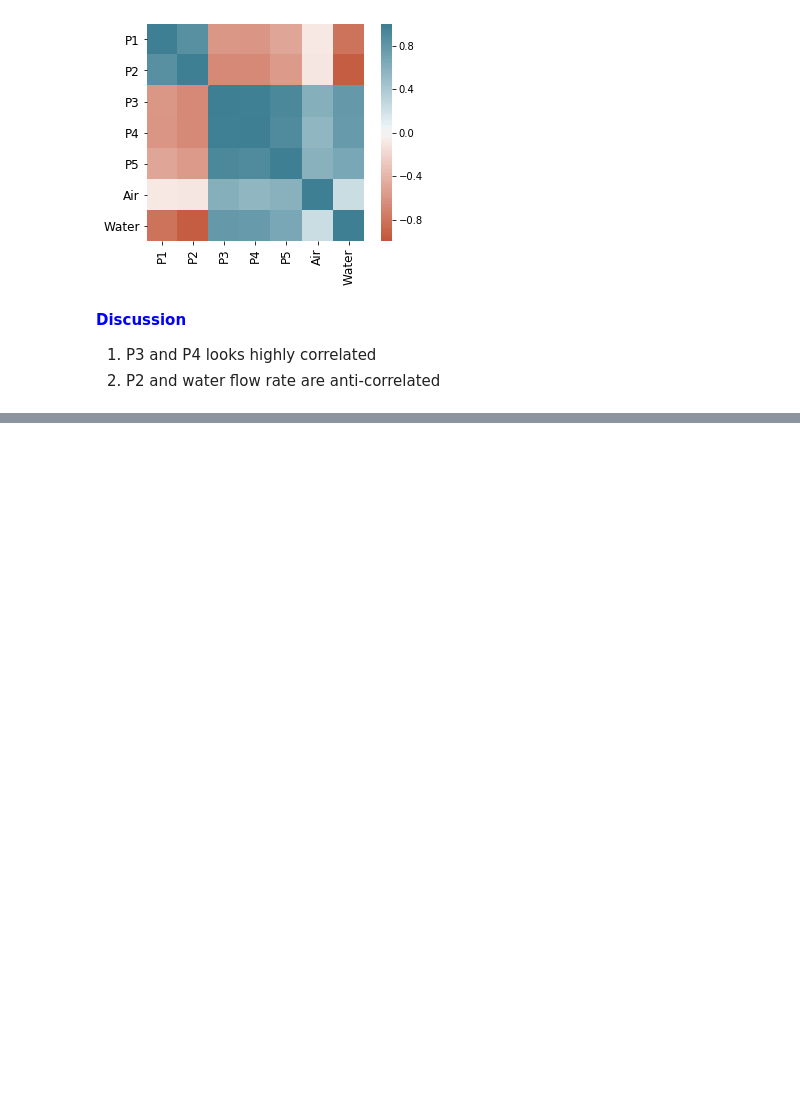
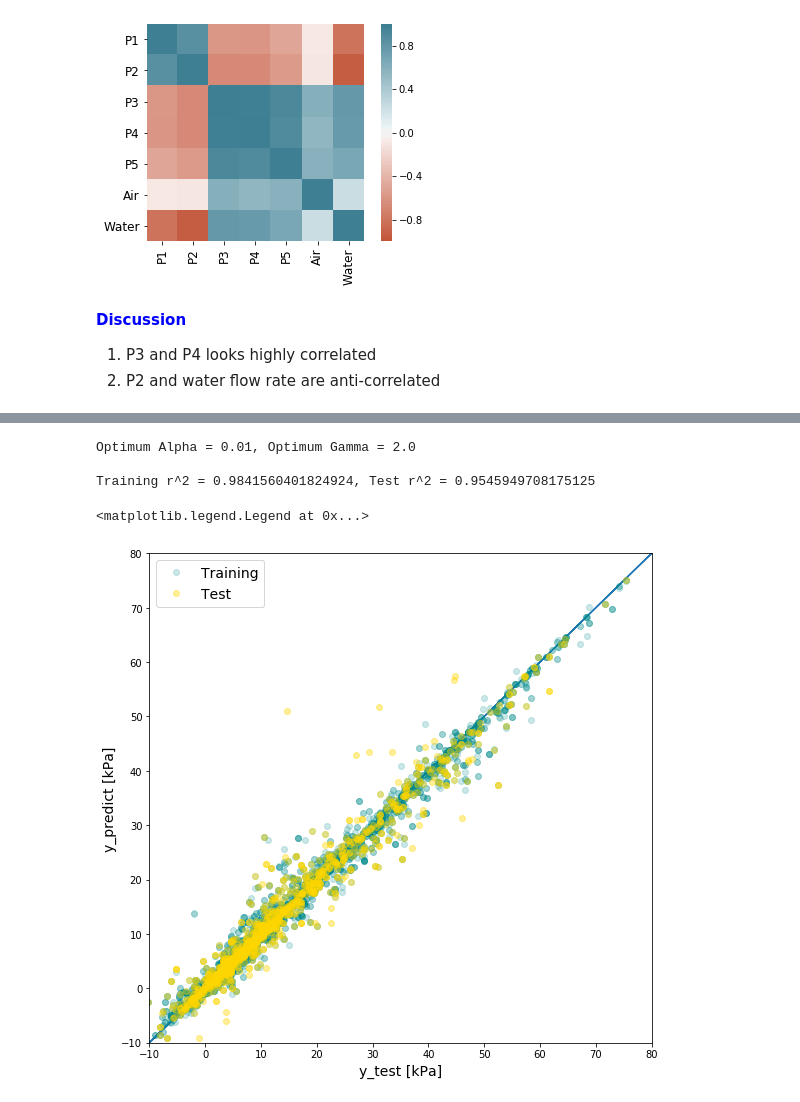
Before and after one commit to triton-wolfe/CHbE-6745-4745-Group-Project, a Jupyter notebook: Group_Project.ipynb, the cells around one changed output, grey strips where cells are left out. Cells and saved outputs as stored; diff of their text form; code cells hidden in the pictures; blank space fills up the shorter version.

Commit message:
Baseline model (clean version)
clean version

```diff
--- a/Group_Project.ipynb
+++ b/Group_Project.ipynb
@@ -143,0 +234,42 @@ Training r^2 = 0.6036915739480795, Test r^2 = 0.5907538264404215
+# %%
+########################################## Baseline model 2 #################################################################
+###################### Kernel Ridge Regression - l2 norm regularization
+from sklearn.model_selection import GridSearchCV
+alphas = np.array([1e-3, 1e-2, 1e-1])
+sigmas = np.array([0.25, 0.5, 0.75])
+gammas = 1. / 2 / sigmas**2
+
+from sklearn.kernel_ridge import KernelRidge
+KRRparam_grid = {'alpha':alphas, 'gamma':gammas}
+KRR = KernelRidge(kernel = 'rbf')
+KRR_search = GridSearchCV(KRR, KRRparam_grid, cv = 3)
+# Line below runs slowly, tried to optimize param grid some to speed up
+KRR_search.fit(X_train, y_train)
+
+optAlpha = KRR_search.best_estimator_.alpha
+optGamma = KRR_search.best_estimator_.gamma
+#optSigma = np.sqrt(1. / 2 / optGamma)
+r2_train = KRR_search.best_estimator_.score(X_train, y_train)
+r2_test = KRR_search.best_estimator_.score(X_test, y_test)
+print('\n\nOptimum Alpha = {}, Optimum Gamma = {}'.format(optAlpha, optGamma))
+print('\nTraining r^2 = {}, Test r^2 = {}\n\n'.format(r2_train, r2_test))
+
+model = KernelRidge(alpha = 0.01, kernel = 'rbf', gamma=2).fit(X_train, y_train)
+y_hat_test = model.predict(X_test)
+y_hat_train = model.predict(X_train)
+
+fig, ax = plt.subplots(figsize = (9, 9))
+ax.plot(y_test, y_test, '-')
+ax.plot(y_train, y_hat_train, 'o', label = 'Training', color='darkcyan', alpha = 0.2)
+ax.plot(y_test, y_hat_test, 'o', label = 'Test', color='gold', alpha = 0.4)
+plt.xlim(-10, 80)
+plt.ylim(-10, 80)
+ax.set_xlabel('y_test [kPa]', fontsize = 14)
+ax.set_ylabel('y_predict [kPa]', fontsize = 14)
+plt.legend(loc = 2, fontsize = 14)
+# %% [output]
+Optimum Alpha = 0.01, Optimum Gamma = 2.0
+
+Training r^2 = 0.9841560401824924, Test r^2 = 0.9545949708175125
+<matplotlib.legend.Legend at 0x...>
+[figure, added]
```
Also changed, not shown: parts of 13 cells of this notebook.
